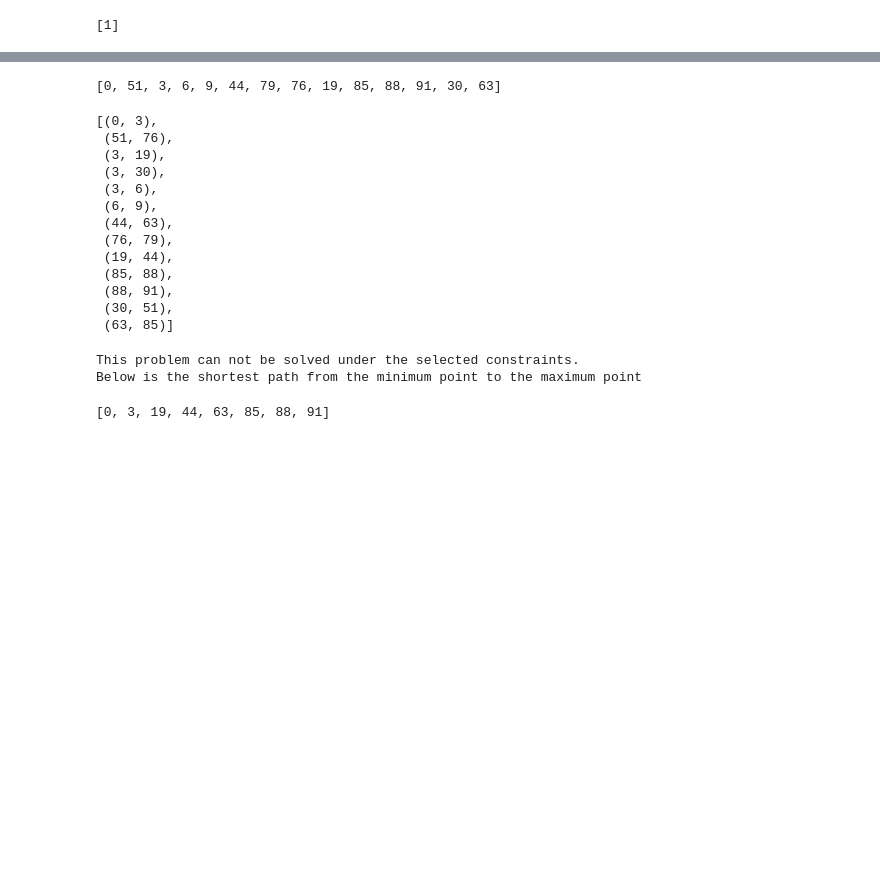
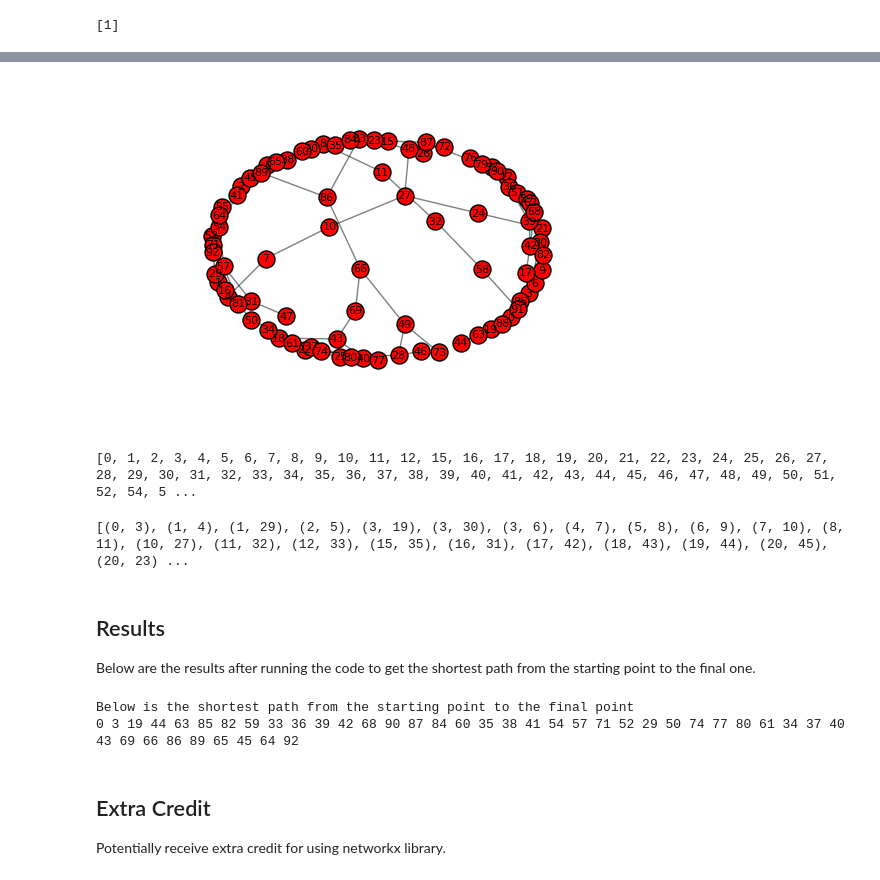
Before and after one commit to sbeleidy/406-maze-project, a Jupyter notebook: Maze.ipynb, the cells around one changed output, grey strips where cells are left out. Cells and saved outputs as stored; diff of their text form; code cells hidden in the pictures; blank space fills up the shorter version.

```diff
--- a/Maze.ipynb
+++ b/Maze.ipynb
@@ -139,31 +177,40 @@ The graph has 14 nodes and 13 edges
-# %%
-P.nodes()
-# %% [output]
-[0, 51, 3, 6, 9, 44, 79, 76, 19, 85, 88, 91, 30, 63]
-# %%
-P.edges()
-# %% [output]
-[(0, 3),
- (51, 76),
- (3, 19),
- (3, 30),
- (3, 6),
- (6, 9),
- (44, 63),
- (76, 79),
- (19, 44),
- (85, 88),
- (88, 91),
- (30, 51),
- (63, 85)]
+# %%
+pos=nx.spring_layout(P)
+nx.draw_networkx_nodes(P,pos,node_size=150)
+nx.draw_networkx_edges(P,pos, width=1, alpha=0.5)
+nx.draw_networkx_labels(P,pos,font_size=8)
+plt.axis('off')
+plt.show()
+# %% [output]
+[figure, added]
+# %%
+print(P.nodes())
+# %% [output]
+[0, 1, 2, 3, 4, 5, 6, 7, 8, 9, 10, 11, 12, 15, 16, 17, 18, 19, 20, 21, 22, 23, 24, 25, 26, 27, 28, 29, 30, 31, 32, 33, 34, 35, 36, 37, 38, 39, 40, 41, 42, 43, 44, 45, 46, 47, 48, 49, 50, 51, 52, 54, 5 ...
+# %%
+print(P.edges())
+# %% [output]
+[(0, 3), (1, 4), (1, 29), (2, 5), (3, 19), (3, 30), (3, 6), (4, 7), (5, 8), (6, 9), (7, 10), (8, 11), (10, 27), (11, 32), (12, 33), (15, 35), (16, 31), (17, 42), (18, 43), (19, 44), (20, 45), (20, 23) ...
+# %% [markdown]
+## Results
+
+Below are the results after running the code to get the shortest path from the starting point to the final one.
 # %%
 if finalPoint not in P.nodes():
     print("This problem can not be solved under the selected constraints.")
+    print("Below is the shortest path from the starting point to the greatest point")
+    sp = nx.shortest_path(P,0,max(P.nodes()))
+    for node in sp:
+        print(node, end=" ")
 else:
     print("Below is the shortest path from the starting point to the final point")
-    sp = nx.shortest_path(P,min(P.nodes()),max(P.nodes()))
-    print()
+    sp = nx.shortest_path(P,0,finalPoint)
+    for node in sp:
+        print(node, end=" ")
 # %% [output]
-This problem can not be solved under the selected constraints.
-Below is the shortest path from the minimum point to the maximum point
+Below is the shortest path from the starting point to the final point
+0 3 19 44 63 85 82 59 33 36 39 42 68 90 87 84 60 35 38 41 54 57 71 52 29 50 74 77 80 61 34 37 40 43 69 66 86 89 65 45 64 92
-[0, 3, 19, 44, 63, 85, 88, 91]
+# %% [markdown]
+## Extra Credit
+
+Potentially receive extra credit for using networkx library.
```
Also changed, not shown: parts of 17 cells of this notebook, 1 other file.
